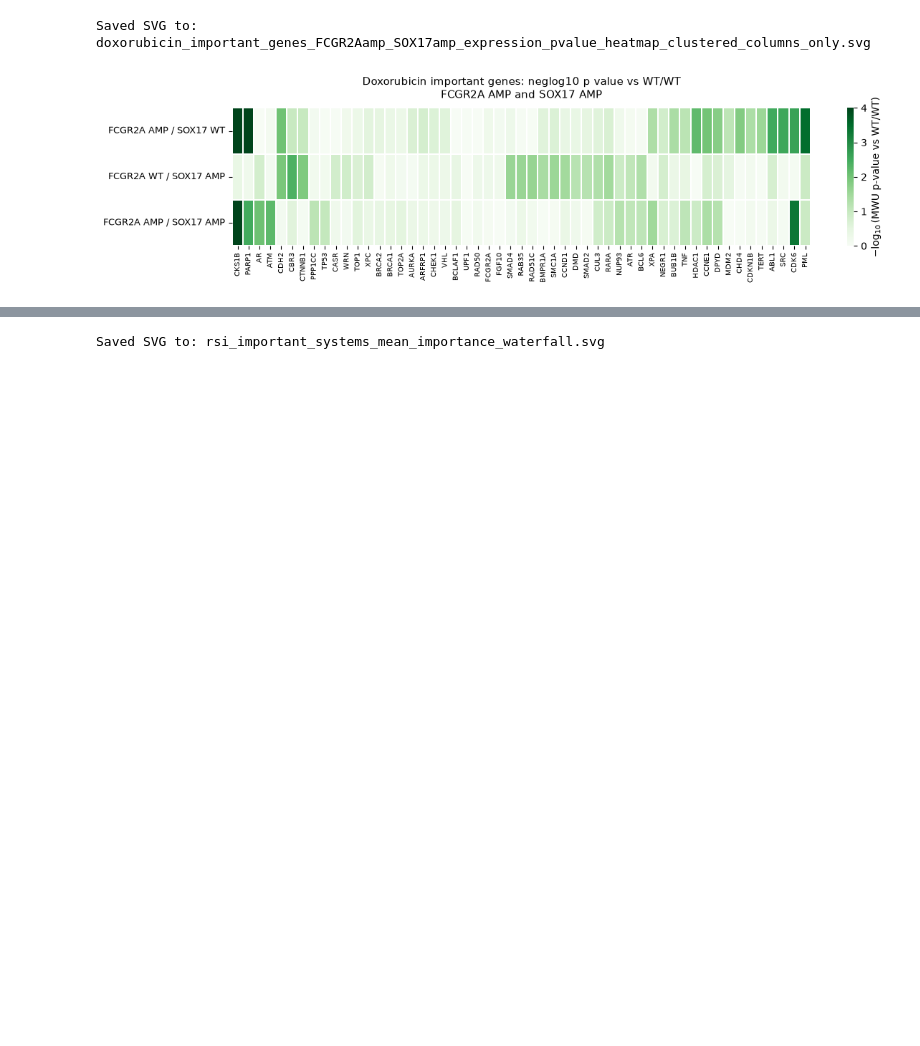
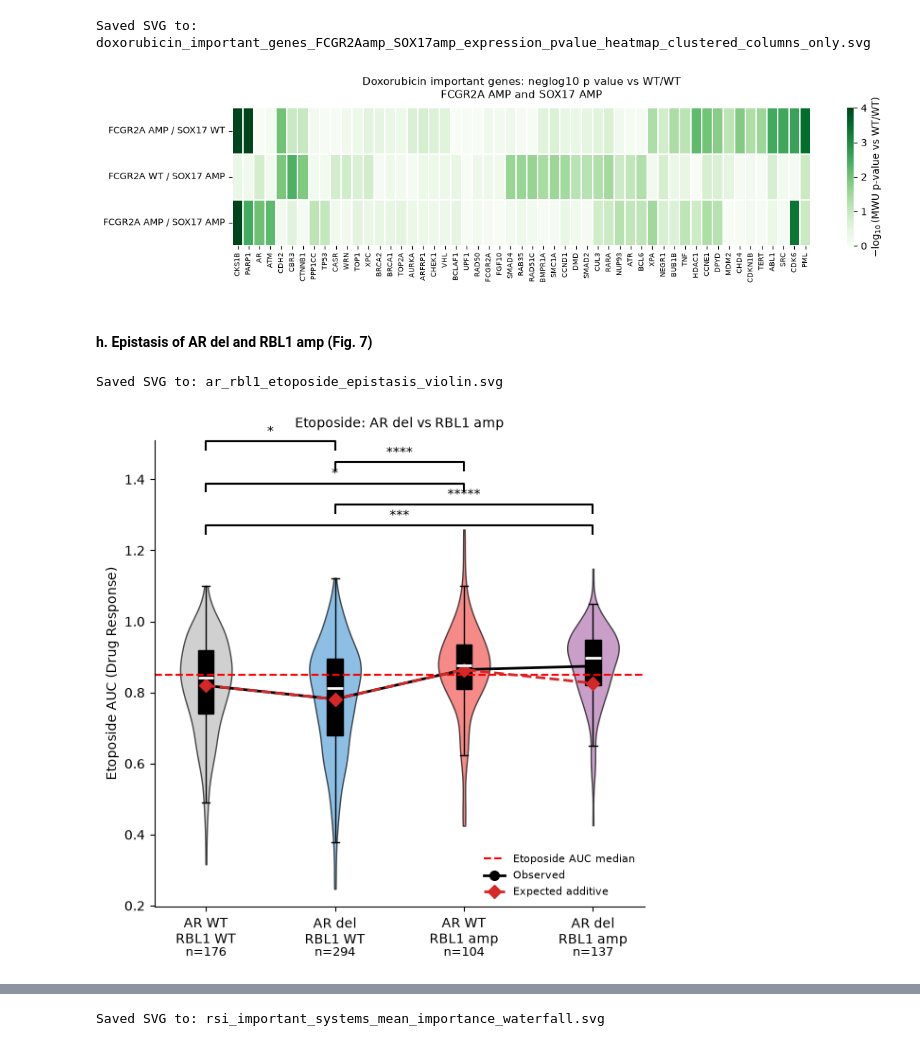
Before and after one commit to digitaltumors/DRPT, a Jupyter notebook: interpretation/Interpret-DRPT.ipynb, the cells around one changed output, grey strips where cells are left out. Drawn from its saved outputs; the diff is of its cells as text; code cells hidden in the pictures; blank space fills up the shorter version.

```diff
--- a/interpretation/Interpret-DRPT.ipynb
+++ b/interpretation/Interpret-DRPT.ipynb
@@ -10563,3 +10565,20 @@ result_fc_clustered = plot_expression_heatmap_two_gene_combo(
 # %% [output]
 Saved SVG to: doxorubicin_important_genes_FCGR2Aamp_SOX17amp_expression_pvalue_heatmap_clustered_columns_only.svg
 [figure]
+# %% [markdown]
+#### h. Epistasis of AR del and RBL1 amp (Fig. 7)
+# %%
+pairwise_df, group_values, additive_summary = plot_violin_auc_only(
+    drug="Etoposide",
+    gene1="AR", alt1="del",
+    gene2="RBL1", alt2="amp",
+    results=results,
+    alpha=0.05,
+    group_spacing=1.25,
+    response_type="actual",
+    out_svg="ar_rbl1_etoposide_epistasis_violin.svg",
+    show_expected_observed_lines=True,
+)
+# %% [output]
+Saved SVG to: ar_rbl1_etoposide_epistasis_violin.svg
+[figure, added]
```
Also changed, not shown: parts of 18 cells of this notebook.
